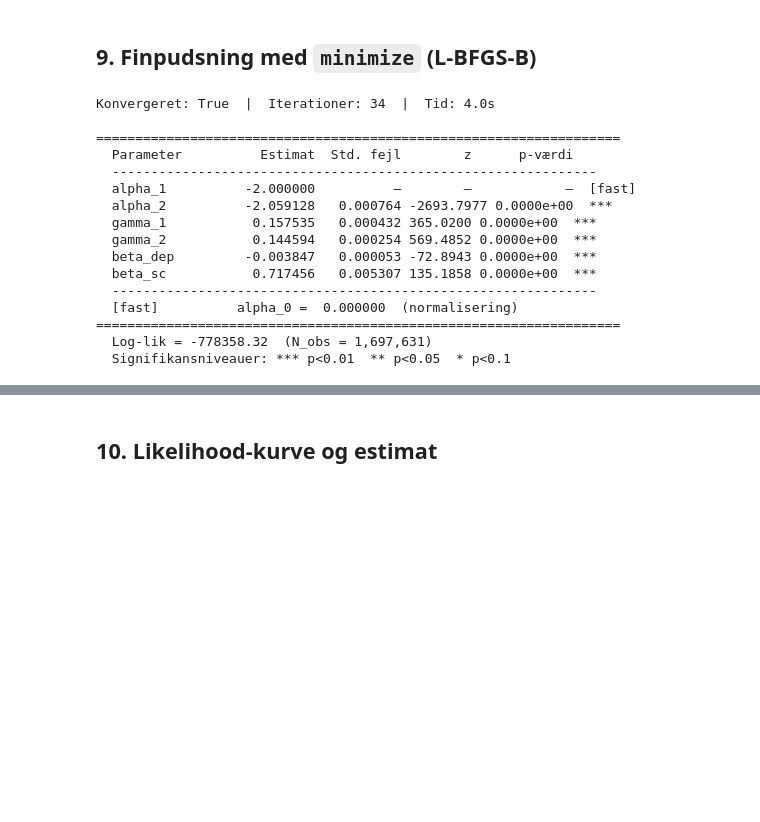
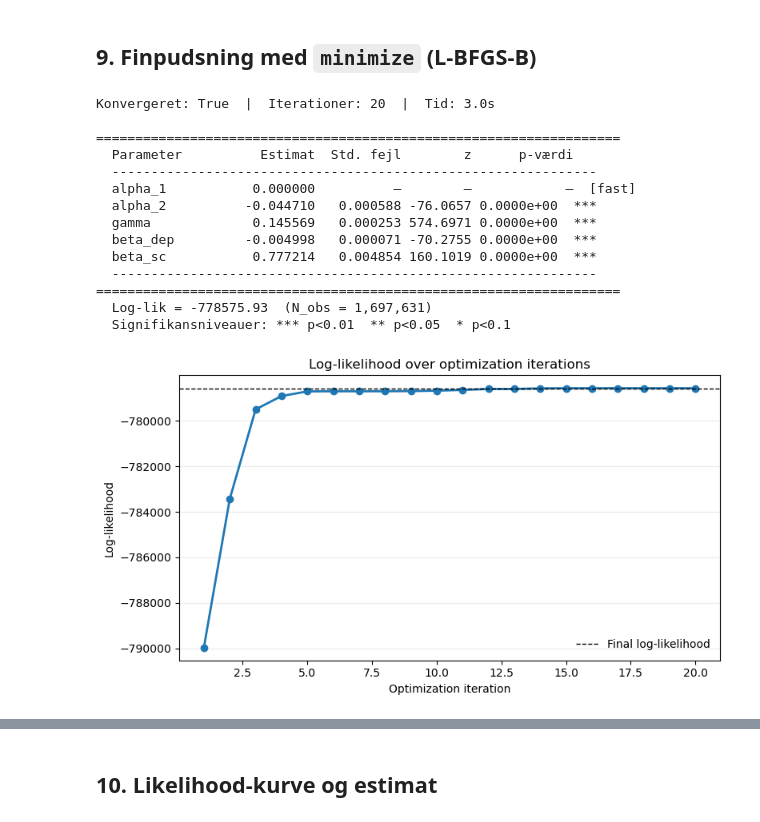
Before and after one commit to OEiberg/dp_ucph_oe, a Jupyter notebook: Term Paper OEJ x SRL/nfxp_empirical.ipynb, the cells around one changed output, grey strips where cells are left out. Cells and saved outputs as stored; diff of their text form; code cells hidden in the pictures; blank space fills up the shorter version.

```diff
--- a/Term Paper OEJ x SRL/nfxp_empirical.ipynb
+++ b/Term Paper OEJ x SRL/nfxp_empirical.ipynb
@@ -827,12 +818,12 @@ for name, val in zip(ALL_PARAM_NAMES, full_best):
 print(f"  LL = {-neg_ll(best_free):.2f}")
 print(f"Grid-søgning tog {time.perf_counter() - t0:.1f}s")
 
-# ── Byg 2D-grid til contour-plot (kun hvis alpha_2 og gamma_2 begge er frie) ──
-if "alpha_2" in FREE_PARAMS and "gamma_2" in FREE_PARAMS:
+# ── Byg 2D-grid til contour-plot (kun hvis alpha_2 og gamma begge er frie) ──
+if "alpha_2" in FREE_PARAMS and "gamma" in FREE_PARAMS:
     GRID_A2  = PARAM_GRIDS["alpha_2"]
-    GRID_GAM = PARAM_GRIDS["gamma_2"]
+    GRID_GAM = PARAM_GRIDS["gamma"]
     fi_a2    = FREE_PARAMS.index("alpha_2")
-    fi_gam   = FREE_PARAMS.index("gamma_2")
+    fi_gam   = FREE_PARAMS.index("gamma")
     ll_grid2d = np.full((len(GRID_A2), len(GRID_GAM)), np.nan)
     base = list(best_free)
     for i, a2 in enumerate(GRID_A2):
@@ -841,10 +832,10 @@ if "alpha_2" in FREE_PARAMS and "gamma_2" in FREE_PARAMS:
             trial[fi_a2]   = a2
             trial[fi_gam]  = gam
             ll_grid2d[i, k] = -neg_ll(trial)
-    print(f"\nContour-grid (alpha_2 × gamma_2) klar — max LL = {np.nanmax(ll_grid2d):.2f}")
+    print(f"\nContour-grid (alpha_2 × gamma) klar — max LL = {np.nanmax(ll_grid2d):.2f}")
 else:
     ll_grid2d = None
     GRID_A2   = None
     GRID_GAM  = None
-    print("\nContour-plot springes over (alpha_2 og/eller gamma_2 er fast).")
+    print("\nContour-plot springes over (alpha_2 og/eller gamma er fast).")
 # %% [output]
@@ -870,6 +863,11 @@ Contour-grid (alpha_2 × gamma_2) klar — max LL = -1117862.98
 # %%
 x0     = np.array(best_free)
 bounds = [PARAM_BOUNDS[p] for p in FREE_PARAMS]
+
+ll_iter_trace = []
+
+def opt_callback(xk):
+    ll_iter_trace.append(-neg_ll(xk))
 
 t0 = time.perf_counter()
 res = minimize(
@@ -877,6 +875,7 @@ res = minimize(
     x0,
     method="L-BFGS-B",
     bounds=bounds,
+    callback=opt_callback,
     options={"ftol": 1e-10, "gtol": 1e-7, "maxiter": 500},
 )
 elapsed = time.perf_counter() - t0
@@ -886,7 +885,7 @@ if not res.success:
 
 # Uddrag fuld parametervektor
 full_hat = full_param_vec(res.x)
-ALPHA_1_HAT, ALPHA_2_HAT, GAMMA_1_HAT, GAMMA_2_HAT, BETA_DEP_HAT, BETA_SC_HAT = full_hat
+ALPHA_1_HAT, ALPHA_2_HAT, GAMMA_HAT, BETA_DEP_HAT, BETA_SC_HAT = full_hat
 LL_HAT = -float(res.fun)
 
 # ── Detektér grænseestimater ──────────────────────────────────────────────────
@@ -942,8 +941,7 @@ for i, name in enumerate(FREE_PARAMS):
 
 SE_ALPHA_1  = SE_dict["alpha_1"]
 SE_ALPHA_2  = SE_dict["alpha_2"]
-SE_GAMMA_1  = SE_dict["gamma_1"]
-SE_GAMMA_2  = SE_dict["gamma_2"]
+SE_GAMMA    = SE_dict["gamma"]
 SE_BETA_DEP = SE_dict["beta_dep"]
 SE_BETA_SC  = SE_dict["beta_sc"]
 
@@ -956,42 +954,63 @@ def stars(p):
 
 free_idx = {name: i for i, name in enumerate(FREE_PARAMS)}
 est_map  = dict(zip(ALL_PARAM_NAMES,
-                    [ALPHA_1_HAT, ALPHA_2_HAT, GAMMA_1_HAT, GAMMA_2_HAT, BETA_DEP_HAT, BETA_SC_HAT]))
+                    [ALPHA_1_HAT, ALPHA_2_HAT, GAMMA_HAT, BETA_DEP_HAT, BETA_SC_HAT]))
 
 print(f"Konvergeret: {res.success}  |  Iterationer: {res.nit}  |  Tid: {elapsed:.1f}s")
 print(f"\n{'='*67}")
 print(f"  {'Parameter':<15} {'Estimat':>10} {'Std. fejl':>10} {'z':>8} {'p-værdi':>12}  ")
 print(f"  {'-'*62}")
 for name in ALL_PARAM_NAMES:
     est = est_map[name]
     if name in FIXED_PARAMS:
         print(f"  {name:<15} {est:>10.6f} {'—':>10} {'—':>8} {'—':>12}  [fast]")
     elif at_bound[free_idx[name]]:
         print(f"  {name:<15} {est:>10.6f} {'—':>10} {'—':>8} {'—':>12}  [grænse]")
     else:
         se = SE_dict[name]
         z  = zstat(est, se)
         p  = pval(z)
         print(f"  {name:<15} {est:>10.6f} {se:>10.6f} {z:>8.4f} {p:>10.4e}  {stars(p)}")
 print(f"  {'-'*62}")
-print(f"  [fast]          alpha_0 =  0.000000  (normalisering)")
 print(f"{'='*67}")
 print(f"  Log-lik = {LL_HAT:.2f}  (N_obs = {N_OBS:,})")
 print("  Signifikansniveauer: *** p<0.01  ** p<0.05  * p<0.1")
+
+# ── Log-likelihood trace over outer optimizer iterations ───────────────────
+if ll_iter_trace:
+    ll_iter_trace = np.array(ll_iter_trace, dtype=float)
+    fig, ax = plt.subplots(figsize=(8, 4.5))
+    ax.plot(
+        np.arange(1, len(ll_iter_trace) + 1),
+        ll_iter_trace,
+        marker="o",
+        lw=2,
+        color="#1F77B4",
+    )
+    ax.axhline(LL_HAT, color="black", lw=1, ls="--", label="Final log-likelihood")
+    ax.set_xlabel("Optimization iteration")
+    ax.set_ylabel("Log-likelihood")
+    ax.set_title("Log-likelihood over optimization iterations")
+    ax.grid(axis="y", alpha=0.25)
+    ax.legend(frameon=False)
+    plt.tight_layout()
+    plt.savefig("nfxp_empirical_ll_optimization_trace.pdf", bbox_inches="tight")
+    plt.show()
+else:
+    print("Ingen optimizer-iterationer registreret i ll_iter_trace.")
 # %% [output]
-Konvergeret: True  |  Iterationer: 34  |  Tid: 4.0s
+Konvergeret: True  |  Iterationer: 20  |  Tid: 3.0s
 
 ===================================================================
   Parameter          Estimat  Std. fejl        z      p-værdi
   --------------------------------------------------------------
-  alpha_1          -2.000000          —        —            —  [fast]
-  alpha_2          -2.059128   0.000764 -2693.7977 0.0000e+00  ***
-  gamma_1           0.157535   0.000432 365.0200 0.0000e+00  ***
-  gamma_2           0.144594   0.000254 569.4852 0.0000e+00  ***
-  beta_dep         -0.003847   0.000053 -72.8943 0.0000e+00  ***
-  beta_sc           0.717456   0.005307 135.1858 0.0000e+00  ***
+  alpha_1           0.000000          —        —            —  [fast]
+  alpha_2          -0.044710   0.000588 -76.0657 0.0000e+00  ***
+  gamma             0.145569   0.000253 574.6971 0.0000e+00  ***
+  beta_dep         -0.004998   0.000071 -70.2755 0.0000e+00  ***
+  beta_sc           0.777214   0.004854 160.1019 0.0000e+00  ***
   --------------------------------------------------------------
-  [fast]          alpha_0 =  0.000000  (normalisering)
 ===================================================================
-  Log-lik = -778358.32  (N_obs = 1,697,631)
+  Log-lik = -778575.93  (N_obs = 1,697,631)
   Signifikansniveauer: *** p<0.01  ** p<0.05  * p<0.1
+[figure, added]
```
Also changed, not shown: parts of 12 cells of this notebook, 18 other files.
